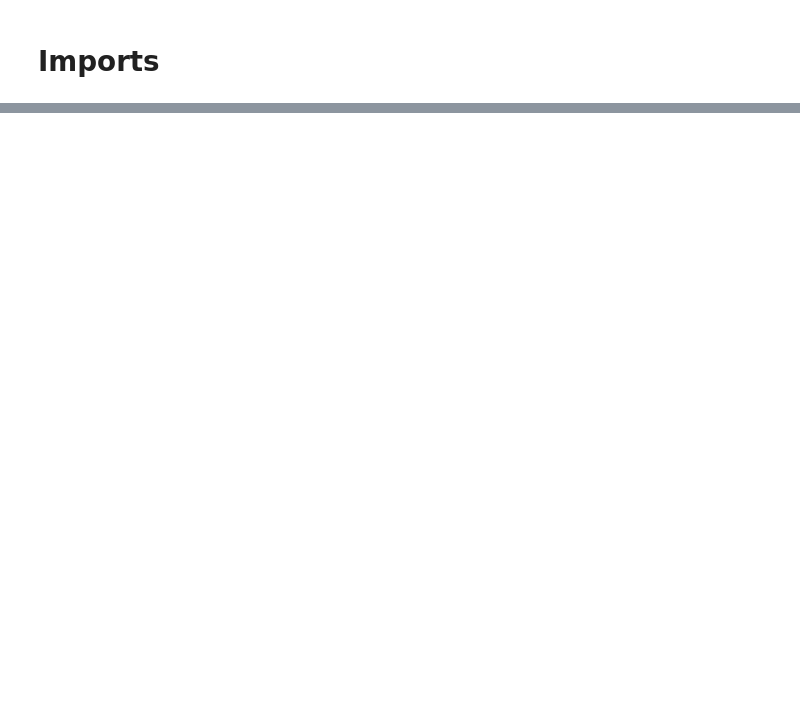
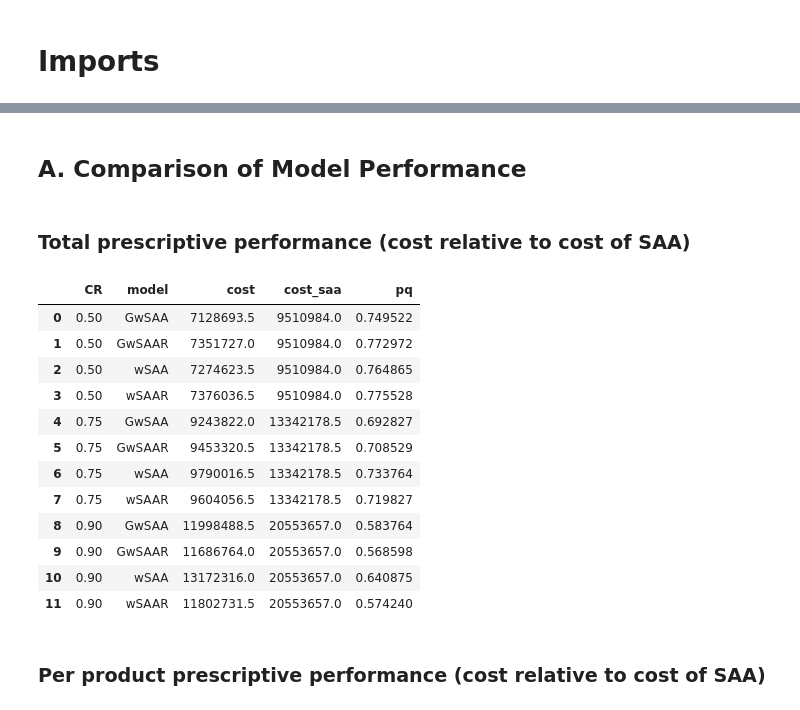
Before and after one commit to FelixGSchmidt/DataDrivenDynamicInventoryControl, a Jupyter notebook: Code/_Evaluation.ipynb, the cells around one changed output, grey strips where cells are left out. Cells and saved outputs as stored; diff of their text form; code cells hidden in the pictures; blank space fills up the shorter version.

```diff
--- a/Code/_Evaluation.ipynb
+++ b/Code/_Evaluation.ipynb
@@ -724,0 +78,2 @@ results_evaluation.to_csv(file_name, sep=',', index=False)
+# %% [markdown]
+## A. Comparison of Model Performance
@@ -724,0 +94,20 @@ results_evaluation.to_csv(file_name, sep=',', index=False)
+# %% [markdown]
+### Total prescriptive performance (cost relative to cost of SAA)
+# %%
+Results_summary_total
+# %% [output]
+|  | CR | model | cost | cost_saa | pq |
+| 0 | 0.50 | GwSAA | 7128693.5 | 9510984.0 | 0.749522 |
+| 1 | 0.50 | GwSAAR | 7351727.0 | 9510984.0 | 0.772972 |
+| 2 | 0.50 | wSAA | 7274623.5 | 9510984.0 | 0.764865 |
+| 3 | 0.50 | wSAAR | 7376036.5 | 9510984.0 | 0.775528 |
+| 4 | 0.75 | GwSAA | 9243822.0 | 13342178.5 | 0.692827 |
+| 5 | 0.75 | GwSAAR | 9453320.5 | 13342178.5 | 0.708529 |
+| 6 | 0.75 | wSAA | 9790016.5 | 13342178.5 | 0.733764 |
+| 7 | 0.75 | wSAAR | 9604056.5 | 13342178.5 | 0.719827 |
+| 8 | 0.90 | GwSAA | 11998488.5 | 20553657.0 | 0.583764 |
+| 9 | 0.90 | GwSAAR | 11686764.0 | 20553657.0 | 0.568598 |
+| 10 | 0.90 | wSAA | 13172316.0 | 20553657.0 | 0.640875 |
+| 11 | 0.90 | wSAAR | 11802731.5 | 20553657.0 | 0.574240 |
+# %% [markdown]
+### Per product prescriptive performance (cost relative to cost of SAA)
```
Also changed, not shown: parts of 162 cells of this notebook, 17 other files.
